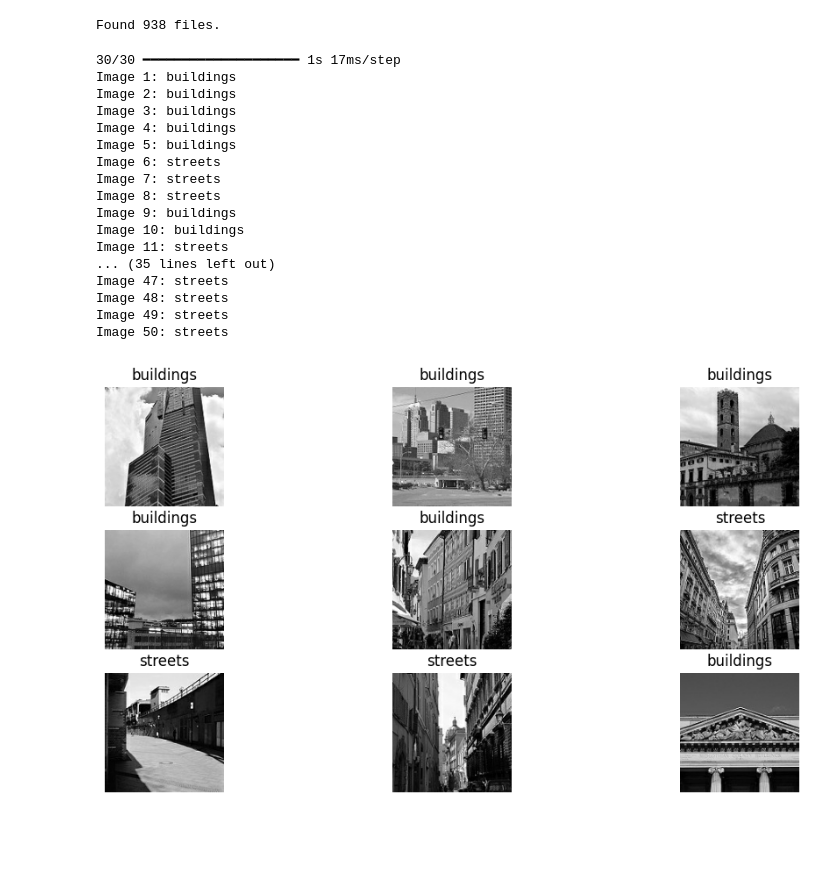
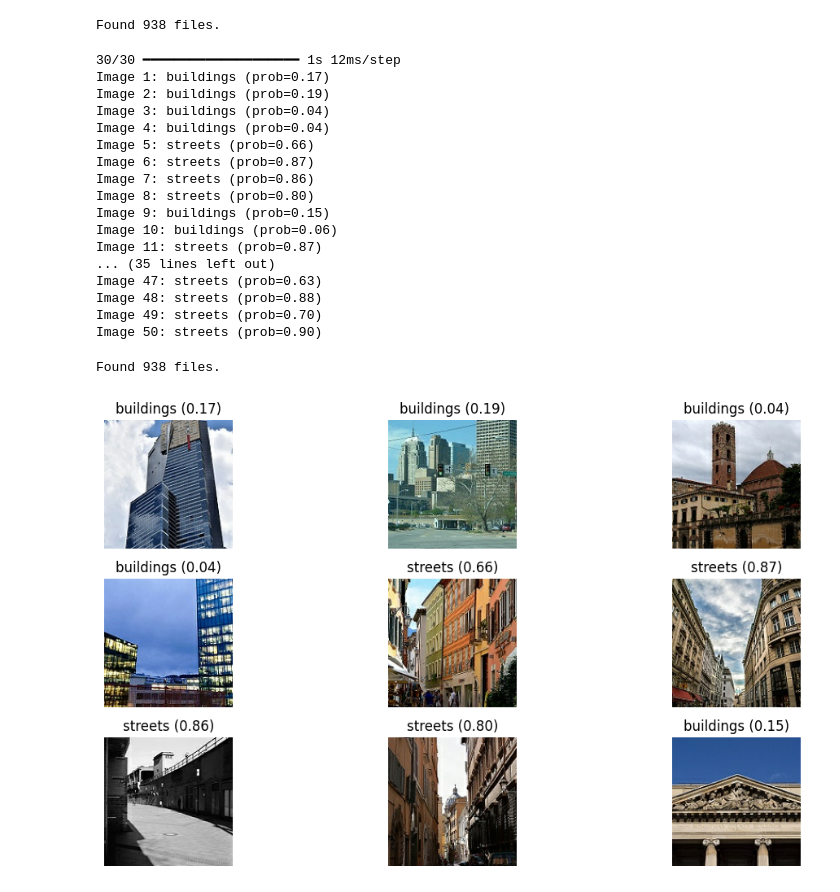
Before and after one commit to KavindaKGD/DL_Final_Assignment, a Jupyter notebook: LSTM_Image_Classification.ipynb, the cells around one changed output. Cells and saved outputs as stored; diff of their text form; code cells hidden in the pictures; blank space fills up the shorter version.

```diff
--- a/LSTM_Image_Classification.ipynb
+++ b/LSTM_Image_Classification.ipynb
@@ -208,54 +239,71 @@ model.save("/content/drive/MyDrive/best_lstm_street_building.keras")
 # %%
 pred_ds = tf.keras.utils.image_dataset_from_directory(
-    "/content/dataset/pred/pred",
-    labels=None,              # unlabeled
+    "/content/dataset/pred",
+    labels=None,
     image_size=(IMG_H, IMG_W),
-    batch_size=BATCH_SIZE,
+    batch_size=32,
     shuffle=False
 )
 
-pred_ds = pred_ds.map(lambda x: tf.image.rgb_to_grayscale(x)/255.0).cache()
+# Apply same preprocessing as training
+def color_to_seq_pred(images):
+    images = tf.cast(images, tf.float32) / 255.0
+    shape = tf.shape(images)
+    images = tf.reshape(images, (shape[0], shape[1], shape[2]*3))
+    return images
+
+pred_ds = pred_ds.map(color_to_seq_pred).cache()
 # %% [output]
 Found 938 files.
 # %%
 pred_prob = model.predict(pred_ds)
-pred_class = (pred_prob.flatten() >= 0.5).astype(int)  # 0 = first class, 1 = second class
+pred_class = (pred_prob.flatten() >= 0.5).astype(int)
+pred_labels = [class_names[i] for i in pred_class]
 
-# Convert numeric predictions to class names
-pred_labels = [class_names[i] if i < len(class_names) else "unknown" for i in pred_class]
-
-for i, label in enumerate(pred_labels[:50]):  # show first 50
-    print(f"Image {i+1}: {label}")
+for i, label in enumerate(pred_labels[:50]):
+    print(f"Image {i+1}: {label} (prob={pred_prob[i][0]:.2f})")
 # %% [output]
-30/30 ━━━━━━━━━━━━━━━━━━━━ 1s 17ms/step
-Image 1: buildings
-Image 2: buildings
-Image 3: buildings
-Image 4: buildings
-Image 5: buildings
-Image 6: streets
-Image 7: streets
-Image 8: streets
-Image 9: buildings
-Image 10: buildings
-Image 11: streets
+30/30 ━━━━━━━━━━━━━━━━━━━━ 1s 12ms/step
+Image 1: buildings (prob=0.17)
+Image 2: buildings (prob=0.19)
+Image 3: buildings (prob=0.04)
+Image 4: buildings (prob=0.04)
+Image 5: streets (prob=0.66)
+Image 6: streets (prob=0.87)
+Image 7: streets (prob=0.86)
+Image 8: streets (prob=0.80)
+Image 9: buildings (prob=0.15)
+Image 10: buildings (prob=0.06)
+Image 11: streets (prob=0.87)
 ... (35 lines left out)
-Image 47: streets
-Image 48: streets
-Image 49: streets
-Image 50: streets
+Image 47: streets (prob=0.63)
+Image 48: streets (prob=0.88)
+Image 49: streets (prob=0.70)
+Image 50: streets (prob=0.90)
 # %%
 import matplotlib.pyplot as plt
 
+# Load original RGB images for display
+raw_pred_ds = tf.keras.utils.image_dataset_from_directory(
+    "/content/dataset/pred",
+    labels=None,
+    image_size=(IMG_H, IMG_W),
+    batch_size=9,
+    shuffle=False
+)
+
+for images in raw_pred_ds.take(1):
+    imgs = images.numpy().astype("uint8")
+
 plt.figure(figsize=(12,6))
-for images in pred_ds.take(1):
-    imgs = images.numpy()
 for i in range(9):
     plt.subplot(3,3,i+1)
-    plt.imshow(imgs[i].squeeze(), cmap='gray')
-    plt.title(pred_labels[i])
+    plt.imshow(imgs[i])
+    plt.title(f"{pred_labels[i]} ({pred_prob[i][0]:.2f})")
     plt.axis('off')
+plt.tight_layout()
 plt.show()
 # %% [output]
+Found 938 files.
-[figure, old version]
+[figure, new version]
 # %%
```
Also changed, not shown: parts of 14 cells of this notebook.
